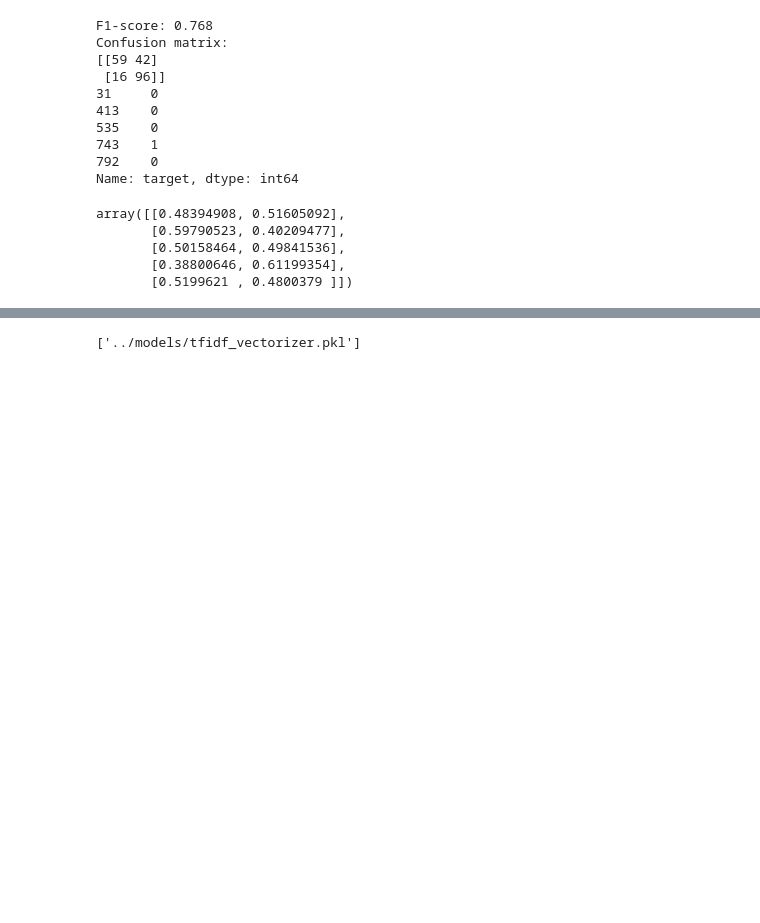
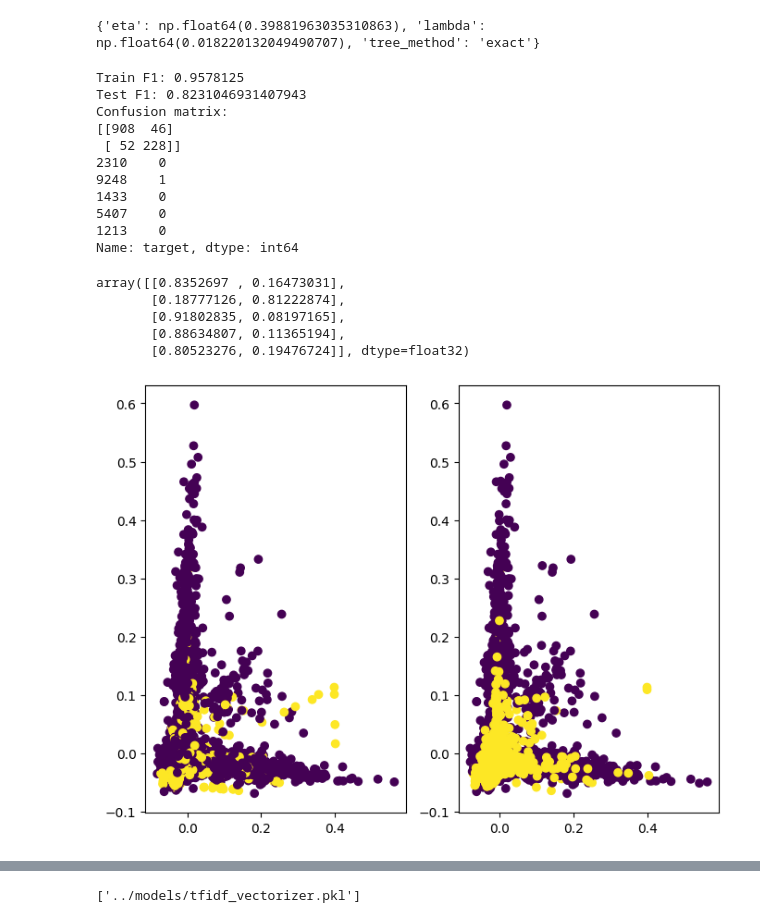
Before and after one commit to qosquo/trachtenberg, a Jupyter notebook: notebooks/jokes.ipynb, the cells around one changed output, grey strips where cells are left out. Drawn from its saved outputs; the diff is of its cells as text; code cells hidden in the pictures; blank space fills up the shorter version.

```diff
--- a/notebooks/jokes.ipynb
+++ b/notebooks/jokes.ipynb
@@ -104,28 +121,65 @@ LogisticRegression(max_iter=1000, random_state=42, solver='liblinear')
+# %%
+from sklearn.metrics import fbeta_score
+from sklearn.model_selection import GridSearchCV, RandomizedSearchCV
+from scipy.stats import uniform, poisson, expon, loguniform
+from sklearn.metrics import make_scorer
+
+distributions = {
+  'lambda': loguniform(1e-2, 1e1),
+  'eta': uniform(0, 1),
+  'tree_method': ['auto', 'exact', 'approx'],
+}
+clf = RandomizedSearchCV(model, distributions, cv=5, scoring='f1')
+search = clf.fit(X_train, y_train)
+model = search.best_estimator_
+print(search.best_params_)
+# %% [output]
+{'eta': np.float64(0.39881963035310863), 'lambda': np.float64(0.018220132049490707), 'tree_method': 'exact'}
 # %%
+from sklearn.metrics import f1_score, fbeta_score, confusion_matrix
 y_pred = model.predict(X_test)
 
 # метрики
-print(f"F1-score: {f1_score(y_test, y_pred)}")
+print(f"Train F1: {f1_score(y_train, model.predict(X_train))}")
+print(f"Test F1: {f1_score(y_test, y_pred)}")
 print(f"Confusion matrix:\n{confusion_matrix(y_test, y_pred)}")
 
-print(y_test[:5])
-model.predict_proba(X_test)[:5]
+print(y_test[100:105])
+model.predict_proba(X_test)[100:105]
 # %% [output]
-F1-score: 0.768
+Train F1: 0.9578125
+Test F1: 0.8231046931407943
 Confusion matrix:
-[[59 42]
- [16 96]]
-31     0
-413    0
-535    0
-743    1
-792    0
+[[908  46]
+ [ 52 228]]
+2310    0
+9248    1
+1433    0
+5407    0
+1213    0
 Name: target, dtype: int64
-array([[0.48394908, 0.51605092],
-       [0.59790523, 0.40209477],
-       [0.50158464, 0.49841536],
-       [0.38800646, 0.61199354],
-       [0.5199621 , 0.4800379 ]])
+array([[0.8352697 , 0.16473031],
+       [0.18777126, 0.81222874],
+       [0.91802835, 0.08197165],
+       [0.88634807, 0.11365194],
+       [0.80523276, 0.19476724]], dtype=float32)
+# %%
+import matplotlib.pyplot as plt
+from sklearn.decomposition import PCA
+
+fig, axes = plt.subplots(1, 2, figsize=(8, 6))
+
+# До SMOTE
+pca = PCA(n_components=2)
+X_pca = pca.fit_transform(X_train)
+axes[0].scatter(X_pca[:, 0], X_pca[:, 1], c=y_train)
+
+# После SMOTE
+X_res_pca = pca.transform(X_train_res)
+axes[1].scatter(X_res_pca[:, 0], X_res_pca[:, 1], c=y_train_res)
+plt.show()
+# %% [output]
+[figure, added]
 # %%
 from sklearn.metrics import ConfusionMatrixDisplay
 # матриц ошибок
```
Also changed, not shown: parts of 16 cells of this notebook, 5 other files.
